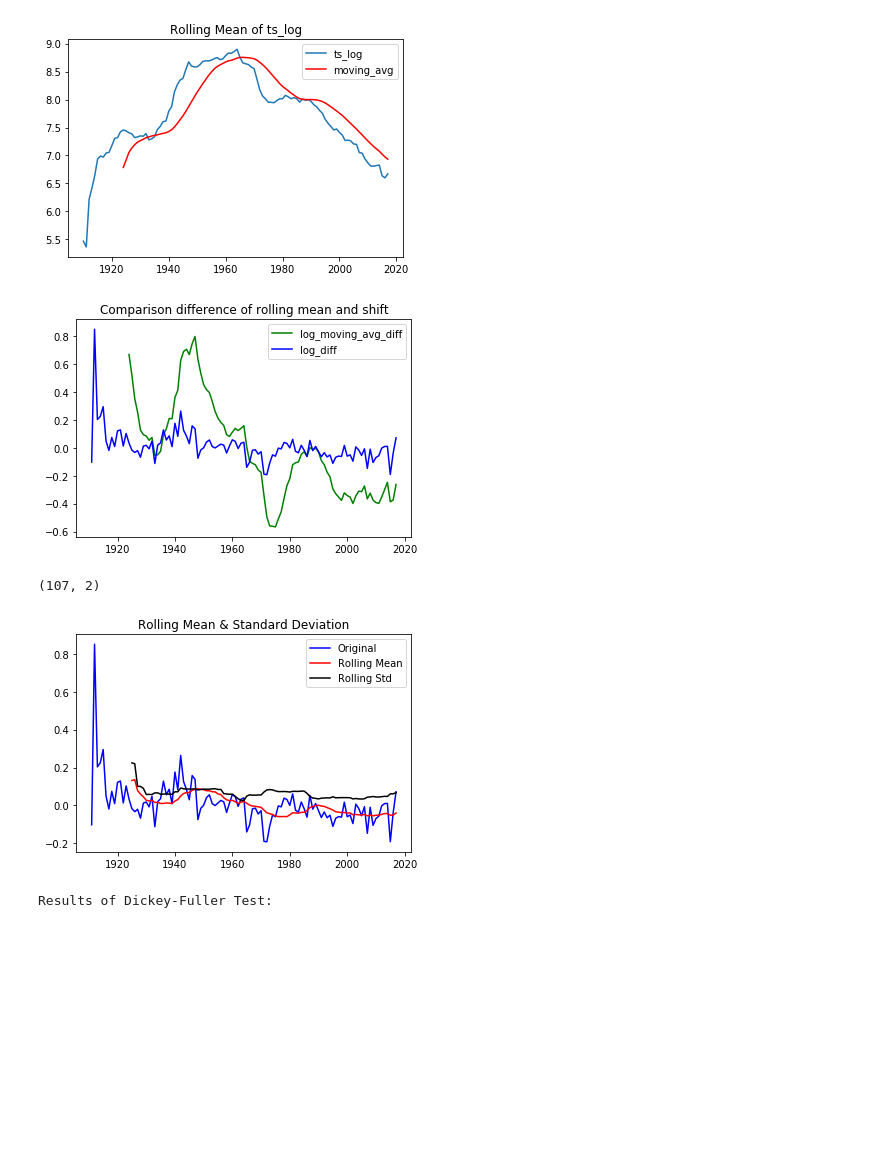
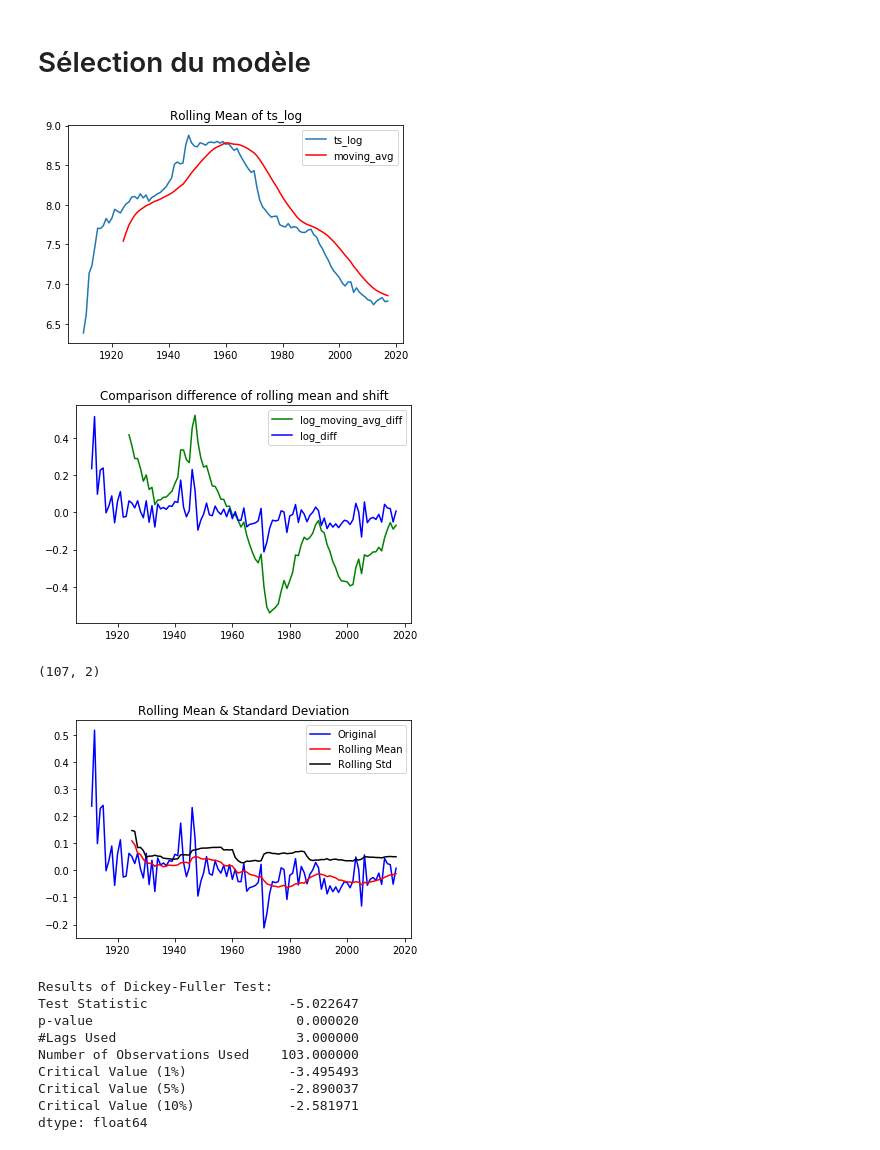
Before and after one commit to Louis-Dupont/ML_Project, a Jupyter notebook: arima.ipynb, the cells around one changed output. Saved outputs shown, nothing was run; the diff lists cells and outputs as text; code cells hidden in the pictures; blank space fills up the shorter version.

```diff
--- a/arima.ipynb
+++ b/arima.ipynb
@@ -16,7 +16,7 @@ state = 'merged'
 full_path = path+state+'.csv'
 data_set = pd.read_csv(full_path)
 # %%
-data=bf.get_year("CA","John")
+data=bf.get_year("NY","James")
 dataM=data[data["Gender"]=="M"]
 plt.plot(dataM["Year"],dataM["Occurence"])
 # %% [output]
@@ -33,6 +35,8 @@ pdq = list(itertools.product(p, d, q))
 
 # Generate all different combinations of seasonal p, q and q triplets
 seasonal_pdq = [(x[0], x[1], x[2], 12) for x in list(itertools.product(p, d, q))]
+# %% [markdown]
+# Sélection du modèle
 # %%
 def test_stationarity(timeseries):
 
@@ -65,38 +69,47 @@ plt.plot(dataM["Year"],ts_log,label="ts_log")
 plt.plot(dataM["Year"],moving_avg, color='red',label="moving_avg")
 
 plt.title('Rolling Mean of ts_log')
 plt.legend(loc='best')
 plt.show()
 
 ts_log_moving_avg_diff = ts_log - moving_avg
 #ts_log_moving_avg_diff.dropna(inplace=True)
 plt.plot(dataM["Year"],ts_log_moving_avg_diff, color="green",label="log_moving_avg_diff")
 
 
 #Method 2 IS BETTER
 ts_log_diff = ts_log - ts_log.shift()
 
 plt.plot(dataM["Year"],ts_log_diff, color = 'blue',label="log_diff")
 plt.legend(loc='best')
 plt.title('Comparison difference of rolling mean and shift')
 plt.show()
 
 #Recreate timeseries with result of method 2
 new_ts=pd.concat([dataM["Year"],ts_log_diff],axis=1)
 new_ts.dropna(inplace=True)
 print(new_ts.shape)
 
 result=test_stationarity(new_ts)
-if (not result["Test Statistic"]<result['Critical Value (1%)']):
+if (result["Test Statistic"]>result['Critical Value (1%)']): #and result["Test Statistic"]>result['Critical Value (5%)']):
+#MAIS déjà que c'est moyens, alors si on diminue la confiance de stationnarité, les résultats sont encore moins bons
     raise ValueError("La courbe n'est pas stationnaire !")
 
 #Stationnaire avec confiance de 99%
 # %% [output]
-[figure, old version]
+[figure, new version]
-[figure, old version]
+[figure, new version]
 (107, 2)
-[figure, old version]
+[figure, new version]
 Results of Dickey-Fuller Test:
+Test Statistic                  -5.022647
+p-value                          0.000020
+#Lags Used                       3.000000
+Number of Observations Used    103.000000
+Critical Value (1%)             -3.495493
+Critical Value (5%)             -2.890037
+Critical Value (10%)            -2.581971
+dtype: float64
 # %%
 lag_acf = acf(new_ts["Occurence"], nlags=20)
 lag_pacf = pacf(new_ts["Occurence"], nlags=20, method='ols')
```
Also changed, not shown: parts of 8 cells of this notebook.
